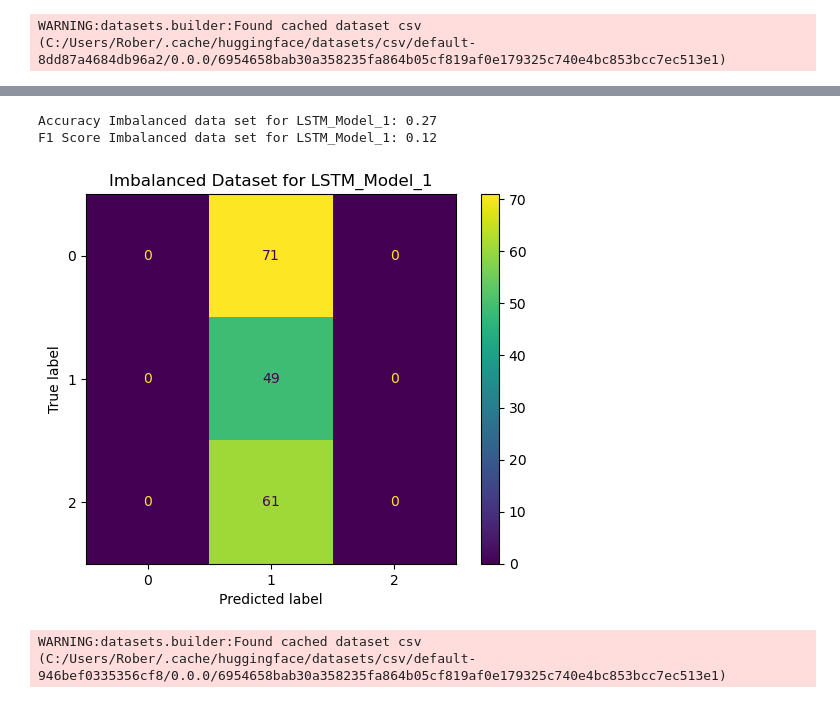
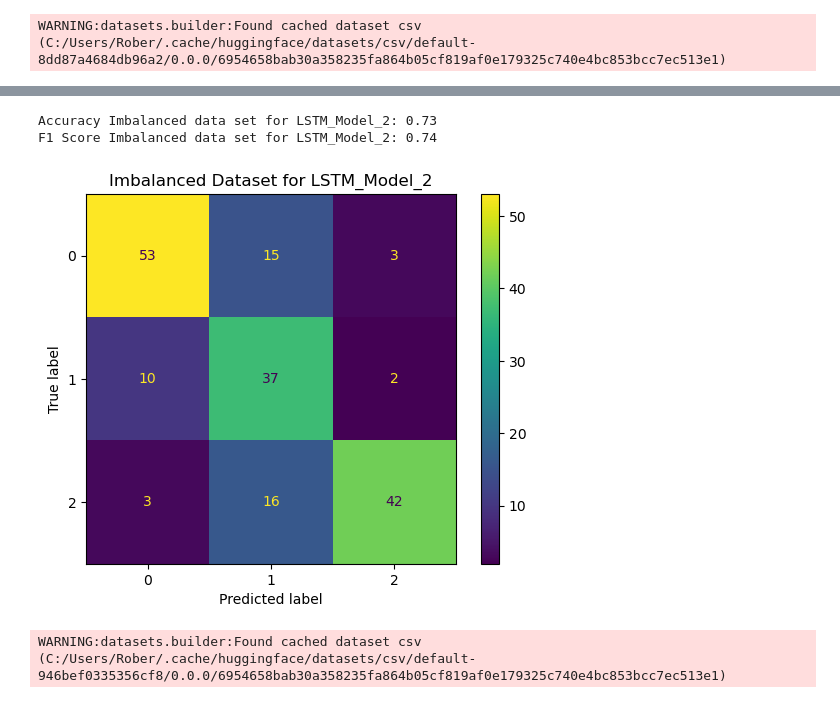
Before and after one commit to JuanHenaoB/AASD_4011_Project, a Jupyter notebook: src/notebook.ipynb, the cells around one changed output, grey strips where cells are left out. Drawn from its saved outputs; the diff is of its cells as text; code cells hidden in the pictures.

```diff
--- a/src/notebook.ipynb
+++ b/src/notebook.ipynb
@@ -105,3 +105,3 @@ model_manager.plot_model_history('LSTM_Model_2')
 # %%
-y_pred_1 = model_manager.predict('LSTM_Model_1', split_dict['X_test'], return_class_indices=True)
+y_pred_1 = model_manager.predict('LSTM_Model_2', split_dict['X_test'], return_class_indices=True)
 # %% [output]
@@ -109,13 +109,13 @@ y_pred_1 = model_manager.predict('LSTM_Model_1', split_dict['X_test'], return_cl
 # %%
-model_manager.print_performance_metrics('LSTM_Model_1', split_dict['y_test'], y_pred_1, dataset_type='Imbalanced')
+model_manager.print_performance_metrics('LSTM_Model_2', split_dict['y_test'], y_pred_1, dataset_type='Imbalanced')
 # %% [output]
-Accuracy Imbalanced data set for LSTM_Model_1: 0.27
-F1 Score Imbalanced data set for LSTM_Model_1: 0.12
+Accuracy Imbalanced data set for LSTM_Model_2: 0.73
+F1 Score Imbalanced data set for LSTM_Model_2: 0.74
 # %%
 y_test_1_indices = split_dict['y_test'].argmax(axis=1)
-model_manager.plot_confusion_matrix('LSTM_Model_1', y_test_1_indices, y_pred_1, title='Imbalanced Dataset')
+model_manager.plot_confusion_matrix('LSTM_Model_2', y_test_1_indices, y_pred_1, title='Imbalanced Dataset')
 # %% [output]
-[figure, old version]
+[figure, new version]
 # %%
 #Import dataset
 import pandas as pd
```
Also changed, not shown: parts of 5 cells of this notebook, 25 other files.
